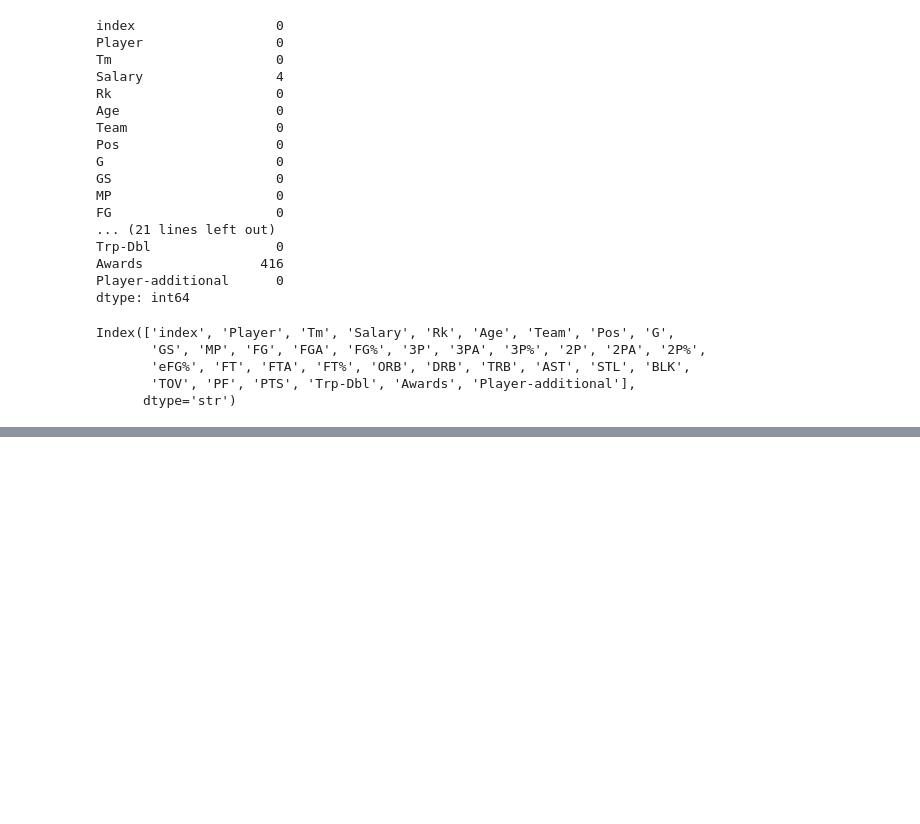
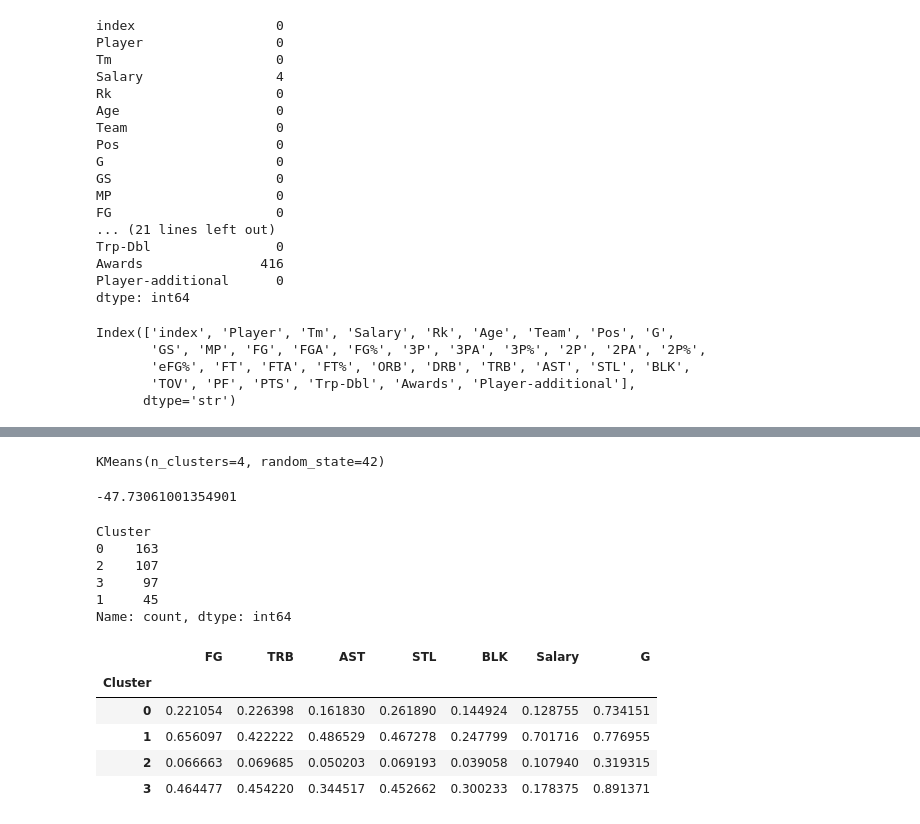
Before and after one commit to MaxGuryan9/week_6, a Jupyter notebook: Lab-Clustering.ipynb, the cells around one changed output, grey strips where cells are left out. Drawn from its saved outputs; the diff is of its cells as text; code cells hidden in the pictures; blank space fills up the shorter version.

```diff
--- a/Lab-Clustering.ipynb
+++ b/Lab-Clustering.ipynb
@@ -187,0 +177,15 @@ unique_data[cols_to_scale] = scaler.fit_transform(unique_data[cols_to_scale])
+# %%
+#Run the clustering algo with your best guess for K
+# my best guess for K is going to be 4.
+
+# we need to create a new dataset that does not have player names in it
+
+X = unique_data.drop(columns=["Player"])
+
+# Creating an instance of the model
+my_model = KMeans(n_clusters=4 , random_state=42)
+
+# fitting the model to the data
+my_model.fit(X)
+# %% [output]
+KMeans(n_clusters=4, random_state=42)
@@ -187,0 +196,47 @@ unique_data[cols_to_scale] = scaler.fit_transform(unique_data[cols_to_scale])
+# %%
+# score is similar to inertia except the negative version
+# a value closer to 0 is better
+
+performance = my_model.score(X)
+performance
+# %% [output]
+-47.73061001354901
+# %%
+#View the results
+
+# first I am going to add the cluster label to each row
+
+unique_data["Cluster"] = my_model.labels_
+
+# look at the break down of data points in each cluster to see if there is a good split
+
+unique_data["Cluster"].value_counts()
+
+# this looks like a good split, there are sufficient data points in each group
+# %% [output]
+Cluster
+0    163
+2    107
+3     97
+1     45
+Name: count, dtype: int64
+# %%
+# we need to understand the charcteristics of each cluster
+# lets see what the mean is of each stat for each cluster
+
+cols = ["FG" , "TRB", "AST", "STL", "BLK", "Salary" , "G"]
+cluster_summary = unique_data.groupby("Cluster")[cols].mean()
+cluster_summary
+
+# looking at this data cluster 1 is most likely our all-stars because they have
+# the highest salary, second highest games played, and relatively high stats
+# the best value candidates are probably going to be from cluster 3
+# they have the highest games played, a pretty low average salary
+# and pretty good stats all around
+# %% [output]
+|  | FG | TRB | AST | STL | BLK | Salary | G |
+| Cluster |  |  |  |  |  |  |  |
+| 0 | 0.221054 | 0.226398 | 0.161830 | 0.261890 | 0.144924 | 0.128755 | 0.734151 |
+| 1 | 0.656097 | 0.422222 | 0.486529 | 0.467278 | 0.247799 | 0.701716 | 0.776955 |
+| 2 | 0.066663 | 0.069685 | 0.050203 | 0.069193 | 0.039058 | 0.107940 | 0.319315 |
+| 3 | 0.464477 | 0.454220 | 0.344517 | 0.452662 | 0.300233 | 0.178375 | 0.891371 |
```
Also changed, not shown: parts of 17 cells of this notebook, 1 other file.
